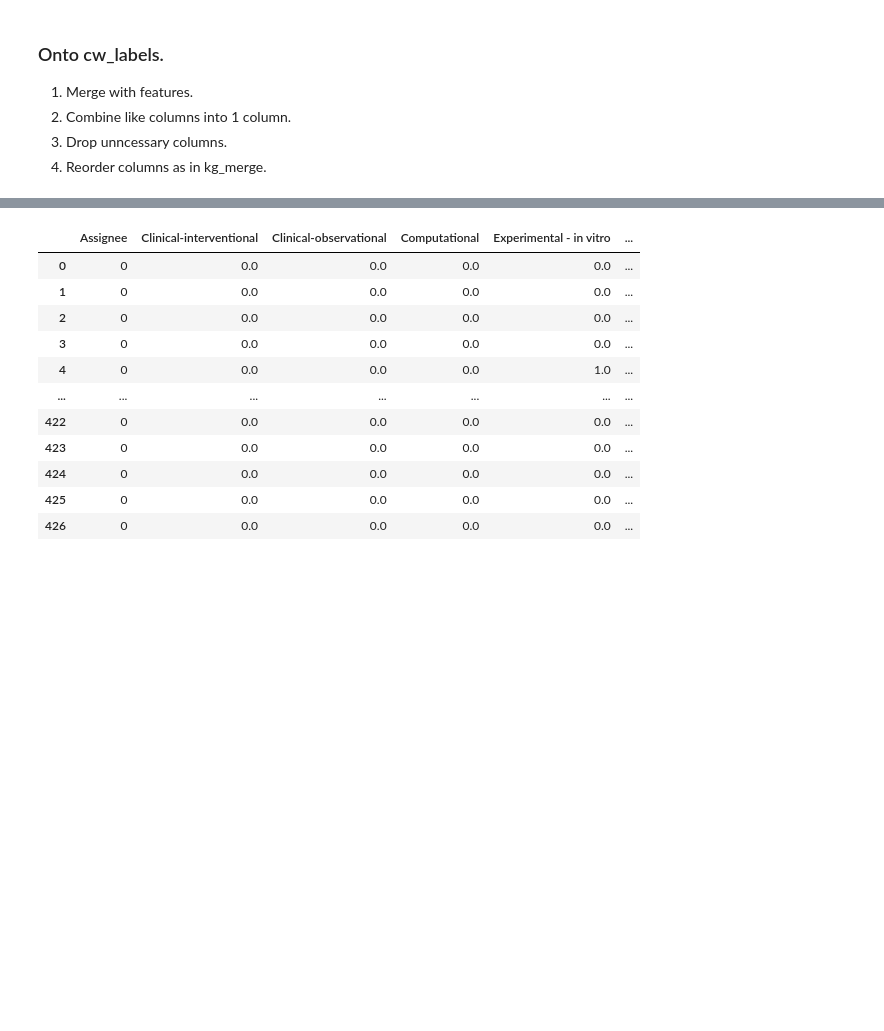
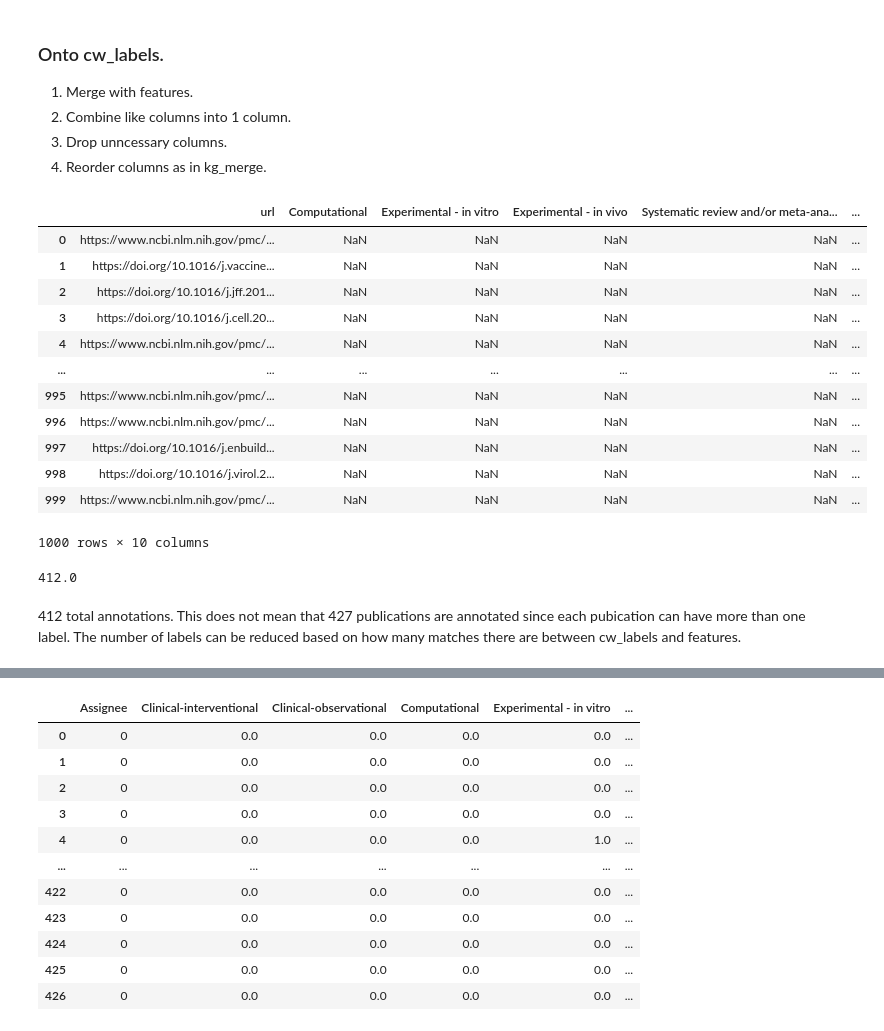
Before and after one commit to mindyng/Covid19, a Jupyter notebook: StudyTypeAnnotations.ipynb, the cells around one changed output, grey strips where cells are left out. Cells and saved outputs as stored; diff of their text form; code cells hidden in the pictures; blank space fills up the shorter version.

```diff
--- a/StudyTypeAnnotations.ipynb
+++ b/StudyTypeAnnotations.ipynb
@@ -331,3 +345,29 @@ kg_merge
 2. Combine like columns into 1 column.
 2. Drop unncessary columns.
 3. Reorder columns as in kg_merge.
+# %%
+cw_labels.iloc[:,4:]
+# %% [output]
+|  | url | Computational | Experimental - in vitro | Experimental - in vivo | Systematic review and/or meta-ana... | ... |
+| 0 | https://www.ncbi.nlm.nih.gov/pmc/... | NaN | NaN | NaN | NaN | ... |
+| 1 | https://doi.org/10.1016/j.vaccine... | NaN | NaN | NaN | NaN | ... |
+| 2 | https://doi.org/10.1016/j.jff.201... | NaN | NaN | NaN | NaN | ... |
+| 3 | https://doi.org/10.1016/j.cell.20... | NaN | NaN | NaN | NaN | ... |
+| 4 | https://www.ncbi.nlm.nih.gov/pmc/... | NaN | NaN | NaN | NaN | ... |
+| ... | ... | ... | ... | ... | ... | ... |
+| 995 | https://www.ncbi.nlm.nih.gov/pmc/... | NaN | NaN | NaN | NaN | ... |
+| 996 | https://www.ncbi.nlm.nih.gov/pmc/... | NaN | NaN | NaN | NaN | ... |
+| 997 | https://doi.org/10.1016/j.enbuild... | NaN | NaN | NaN | NaN | ... |
+| 998 | https://doi.org/10.1016/j.virol.2... | NaN | NaN | NaN | NaN | ... |
+| 999 | https://www.ncbi.nlm.nih.gov/pmc/... | NaN | NaN | NaN | NaN | ... |
+1000 rows × 10 columns
+# %%
+cw_labels.iloc[:,5:].sum()
+total3 = []
+for i in range(0,6):
+    total3.append(cw_labels.iloc[:,5:].sum()[i])
+sum(total3)
+# %% [output]
+412.0
+# %% [markdown]
+412 total annotations. This does not mean that 427 publications are annotated since each pubication can have more than one label. The number of labels can be reduced based on how many matches there are between cw_labels and features.
```
Also changed, not shown: parts of 10 cells of this notebook.
